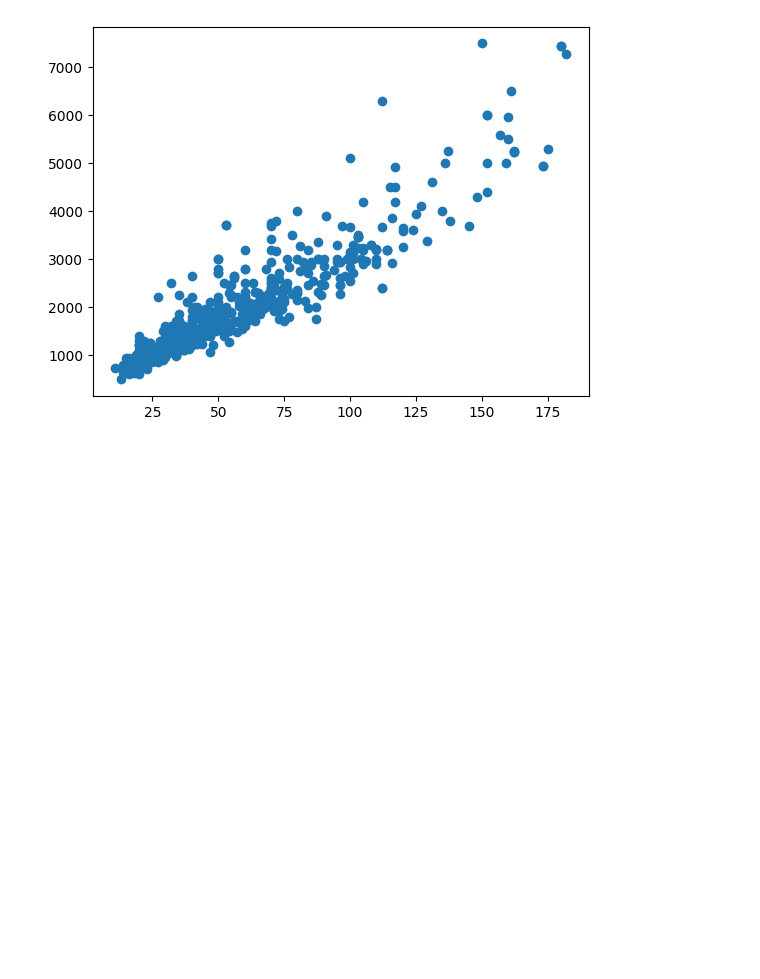
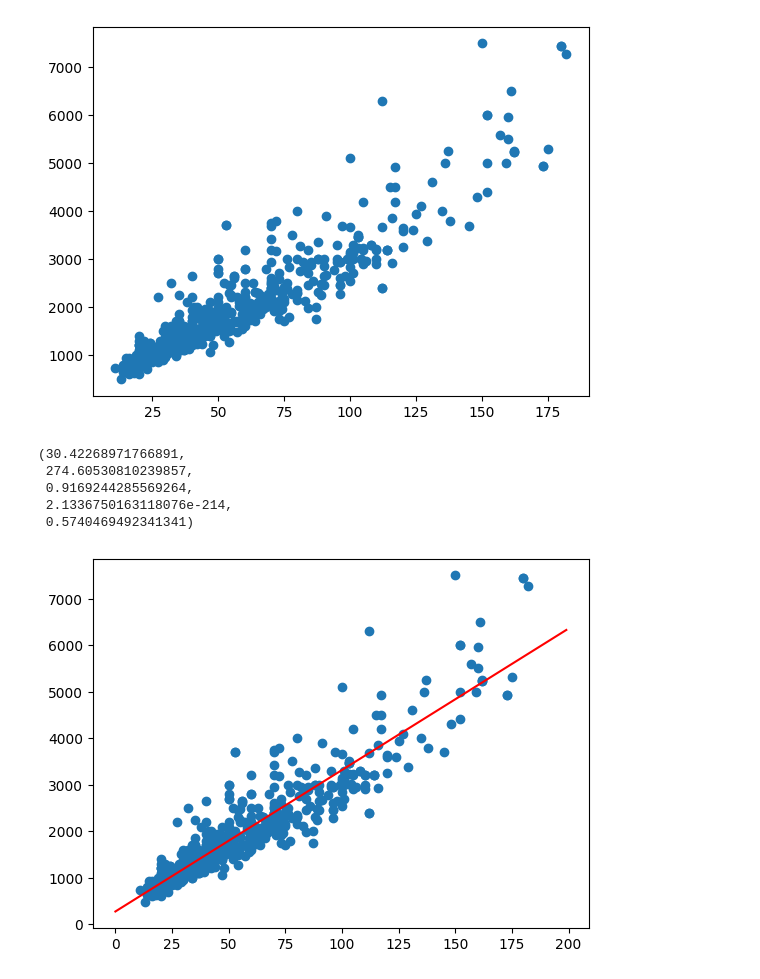
Before and after one commit to cyrilvincent/math, a Jupyter notebook: demo_pandas.ipynb, the cells around one changed output. Cells and saved outputs as stored; diff of their text form; code cells hidden in the pictures; blank space fills up the shorter version.

```diff
--- a/demo_pandas.ipynb
+++ b/demo_pandas.ipynb
@@ -89,5 +121,22 @@ plt.scatter(df_filtre["surface"], df_filtre["loyer"])
 # %% [output]
 <matplotlib.collections.PathCollection at 0x...>
 [figure]
+# %%
+slope, intercept, rvalue, pvalue, stderr = stats.linregress(df_filtre["surface"], df_filtre["loyer"])
+slope, intercept, rvalue, pvalue, stderr
+# %% [output]
+(30.42268971766891,
+ 274.60530810239857,
+ 0.9169244285569264,
+ 2.1336750163118076e-214,
+ 0.5740469492341341)
+# %%
+x = np.arange(200)
+y = slope * x + intercept
+plt.scatter(df_filtre["surface"], df_filtre["loyer"])
+plt.plot(x, y, color="red")
+plt.savefig("data/house/house.png")
+# %% [output]
+[figure, added]
 # %%
 pd.concat([df, df_filtre], ignore_index=True)
```
Also changed, not shown: parts of 16 cells of this notebook, 4 other files.
